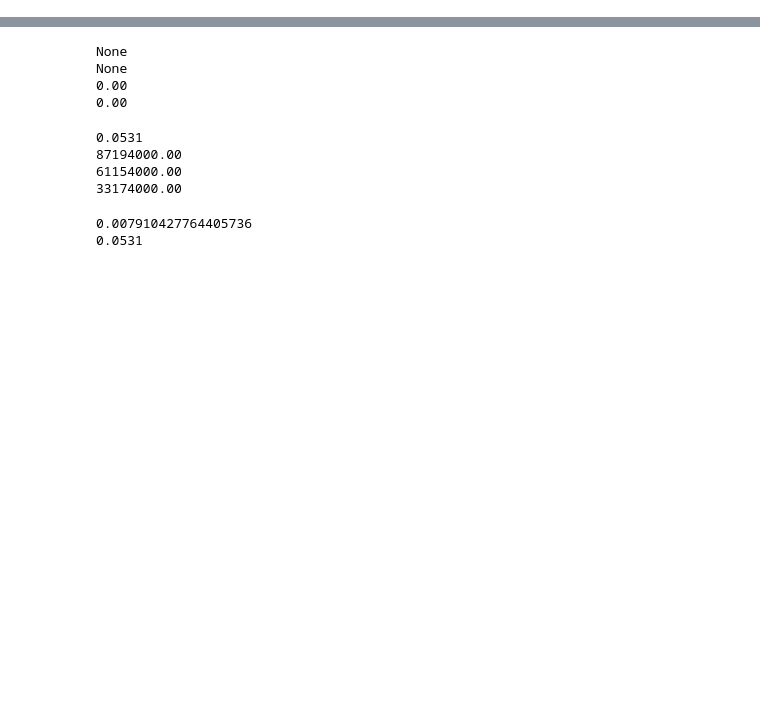
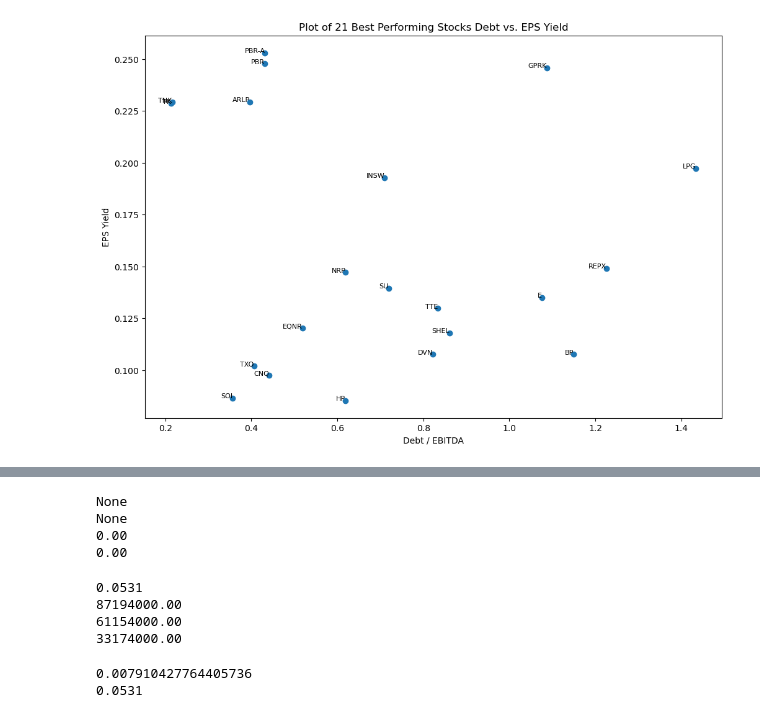
Before and after one commit to AltmanMa/Task_3, a Jupyter notebook: Task3.ipynb, the cells around one changed output, grey strips where cells are left out. Saved outputs shown, nothing was run; the diff lists cells and outputs as text; code cells hidden in the pictures; blank space fills up the shorter version.

```diff
--- a/Task3.ipynb
+++ b/Task3.ipynb
@@ -310,0 +288,23 @@ print(ETprice[0]['close'])
+# %%
+df = pd.read_csv('Energy7.csv')
+# %%
+import pandas as pd
+top_50s = []
+worst_100s = []
+positive_df = df[df['Debt'] > 0]
+
+top_50s.append(positive_df.nsmallest(50,'Debt'))
+top_50s.append(positive_df.nlargest(50,'Dividend Yield'))
+top_50s.append(positive_df.nlargest(50,'EPS Yield'))
+top_50s.append(positive_df.nlargest(50,'FCF'))
+worst_100s.append(positive_df.nlargest(100, 'Debt'))
+worst_100s.append(positive_df.nsmallest(100, 'Dividend Yield'))
+worst_100s.append(positive_df.nsmallest(100, 'EPS Yield'))
+worst_100s.append(positive_df.nsmallest(100, 'FCF'))
+
+
+combined_top_50 = pd.concat(top_50s).drop_duplicates().reset_index(drop=True)
+combined_worst_100 = pd.concat(worst_100s).drop_duplicates().reset_index(drop=True)
+worst_codes = combined_worst_100['Code'].unique()
+
+final_selection = combined_top_50[~combined_top_50['Code'].isin(worst_codes)]
@@ -310,0 +332,15 @@ print(ETprice[0]['close'])
+# %%
+import matplotlib.pyplot as plt
+plt.figure(figsize=(12, 8))
+plt.xlabel('Debt / EBITDA')
+plt.ylabel('EPS Yield')
+scatter = plt.scatter(final_selection['Debt'], final_selection['EPS Yield'])
+
+for i, row in final_selection.iterrows():
+    plt.text(row['Debt'], row['EPS Yield'], row['Code'], fontsize=8, ha='right')
+
+plt.title('Plot of 21 Best Performing Stocks Debt vs. EPS Yield')
+plt.savefig('Best21_Debt_EPS_fixed.png')
+plt.show()
+# %% [output]
+[figure, added]
```
Also changed, not shown: parts of 44 cells of this notebook, 23 other files.
